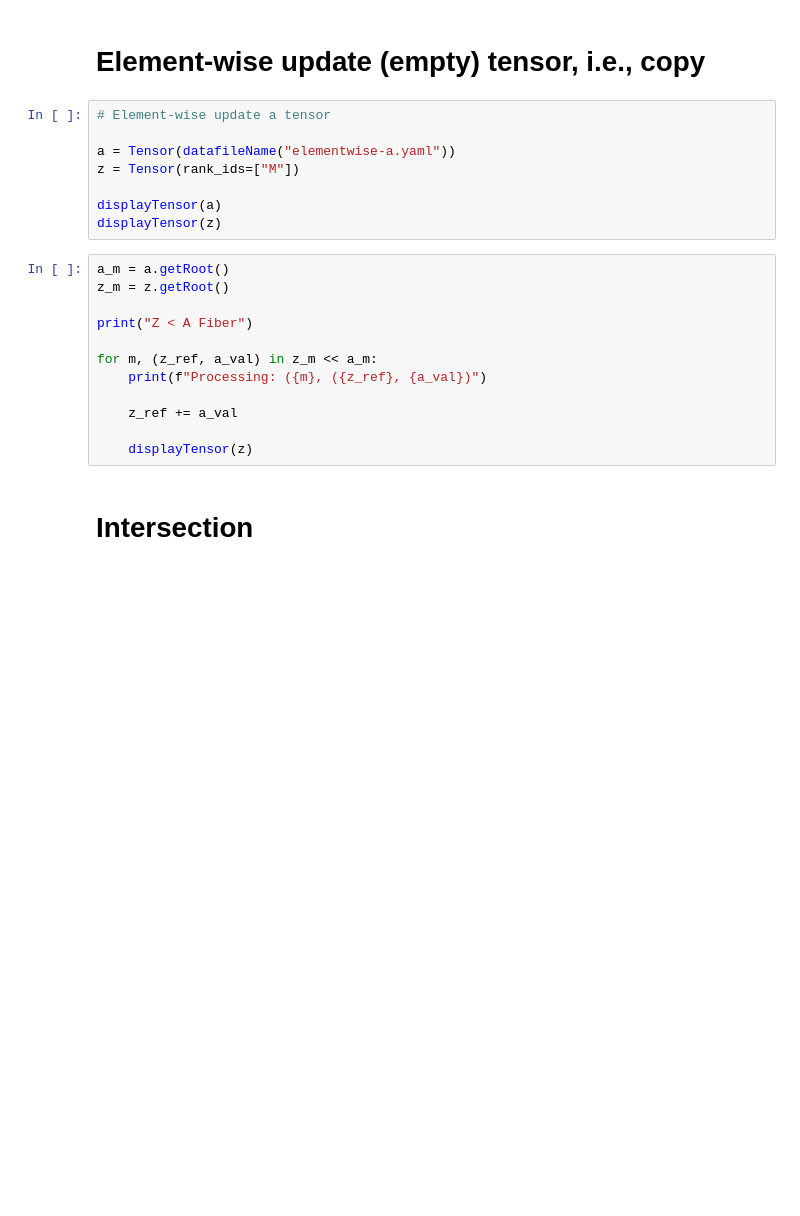
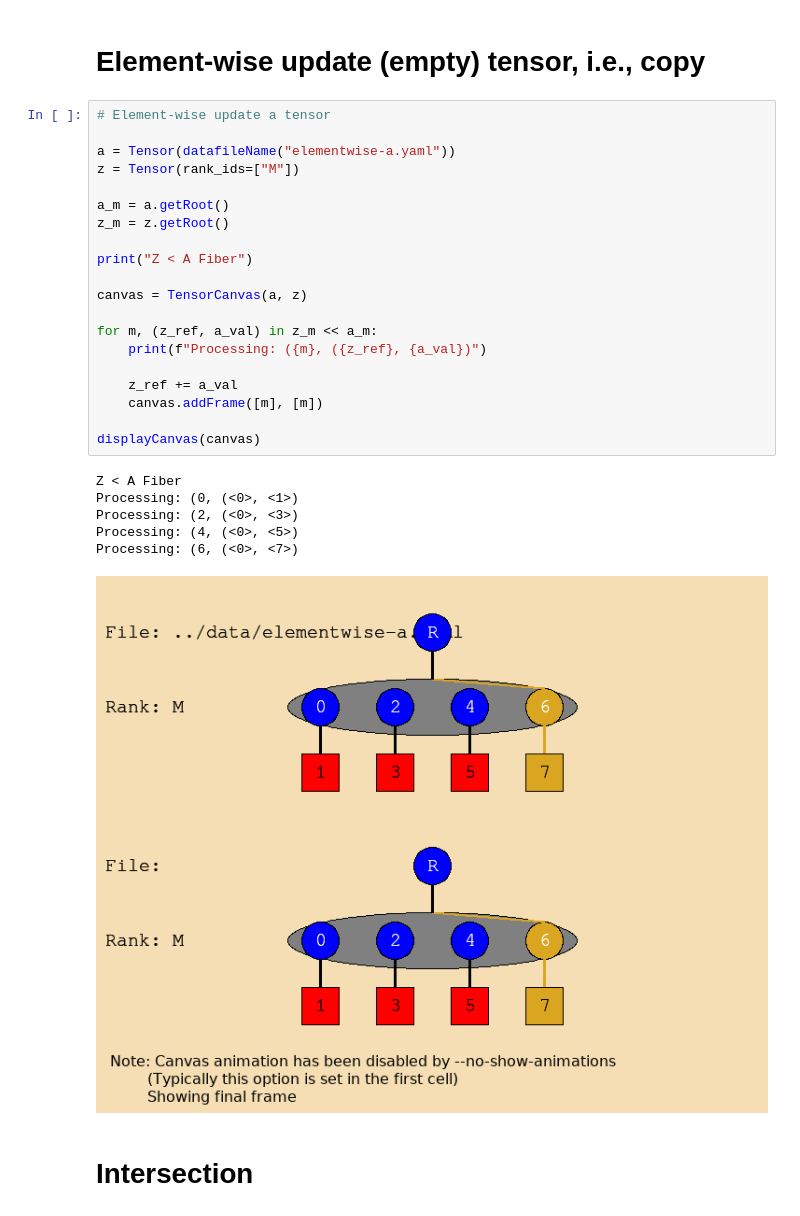
Before and after one commit to Fibertree-Project/fibertree, a Jupyter notebook: examples/ipython/fibertree.ipynb, the cells around one changed output. Drawn from its saved outputs; the diff is of its cells as text; blank space fills up the shorter version.

```diff
--- a/examples/ipython/fibertree.ipynb
+++ b/examples/ipython/fibertree.ipynb
@@ -45,23 +87,30 @@ for m, (a_k) in a_m:
 # %%
 # Element-wise update a tensor
 
 a = Tensor(datafileName("elementwise-a.yaml"))
 z = Tensor(rank_ids=["M"])
 
-displayTensor(a)
-displayTensor(z)
+a_m = a.getRoot()
+z_m = z.getRoot()
+
+print("Z < A Fiber")
+
+canvas = TensorCanvas(a, z)
+
+for m, (z_ref, a_val) in z_m << a_m:
+    print(f"Processing: ({m}, ({z_ref}, {a_val})")
+
+    z_ref += a_val
+    canvas.addFrame([m], [m])
+
+displayCanvas(canvas)
+# %% [output]
+Z < A Fiber
+Processing: (0, (<0>, <1>)
+Processing: (2, (<0>, <3>)
+Processing: (4, (<0>, <5>)
+Processing: (6, (<0>, <7>)
+[figure, added]
-# %%
-a_m = a.getRoot()
-z_m = z.getRoot()
-
-print("Z < A Fiber")
-
-for m, (z_ref, a_val) in z_m << a_m:
-    print(f"Processing: ({m}, ({z_ref}, {a_val})")
-
-    z_ref += a_val
-
-    displayTensor(z)
 # %% [markdown]
 # Intersection
 # %%
```
Also changed, not shown: parts of 16 cells of this notebook, 4 other files.
